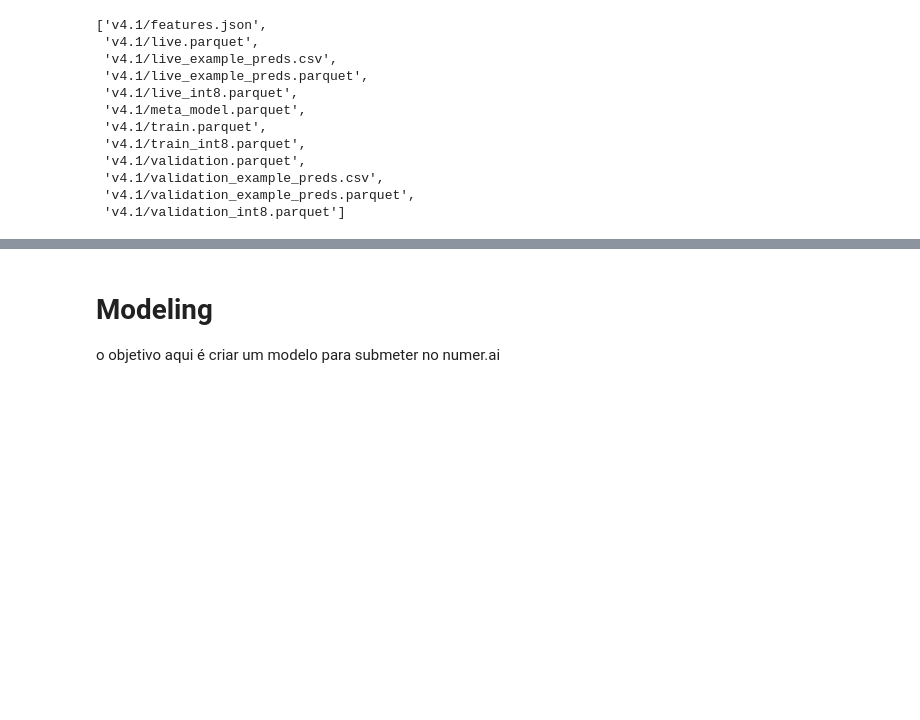
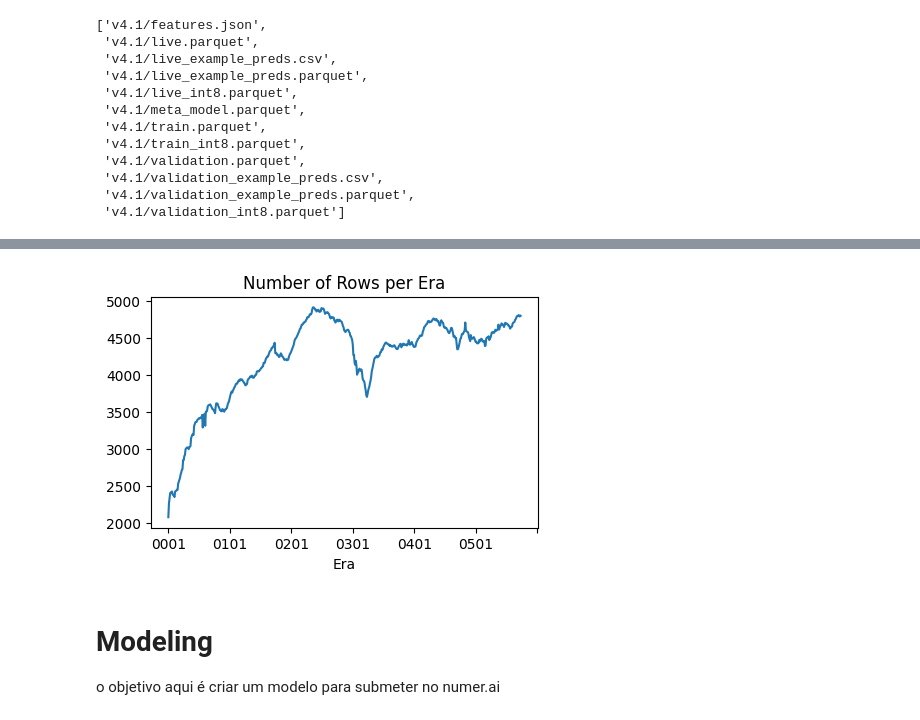
Before and after one commit to DrPeterPun/numerai, a Jupyter notebook: notebook.ipynb, the cells around one changed output, grey strips where cells are left out. Saved outputs shown, nothing was run; the diff lists cells and outputs as text; code cells hidden in the pictures; blank space fills up the shorter version.

```diff
--- a/notebook.ipynb
+++ b/notebook.ipynb
@@ -43,0 +61,3 @@ training_data
+# %%
+training_data.groupby("era").size().plot(title="Number of Rows per Era", figsize=(5, 3), xlabel="Era");
+# %% [output]
@@ -44,3 +78,4 @@ training_data
+[figure, added]
 # %% [markdown]
 # Modeling
 o objetivo aqui é criar um modelo para submeter no numer.ai
```
Also changed, not shown: parts of 9 cells of this notebook, 2 other files.
